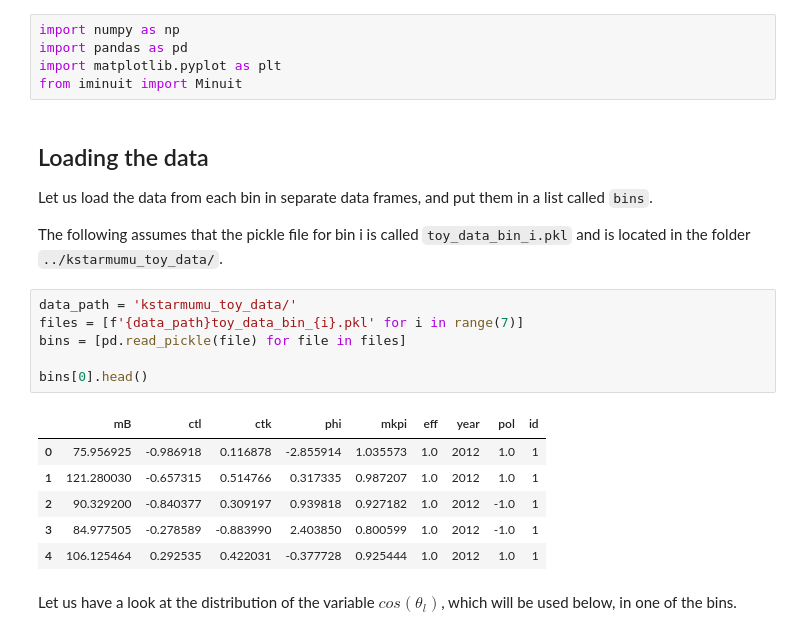
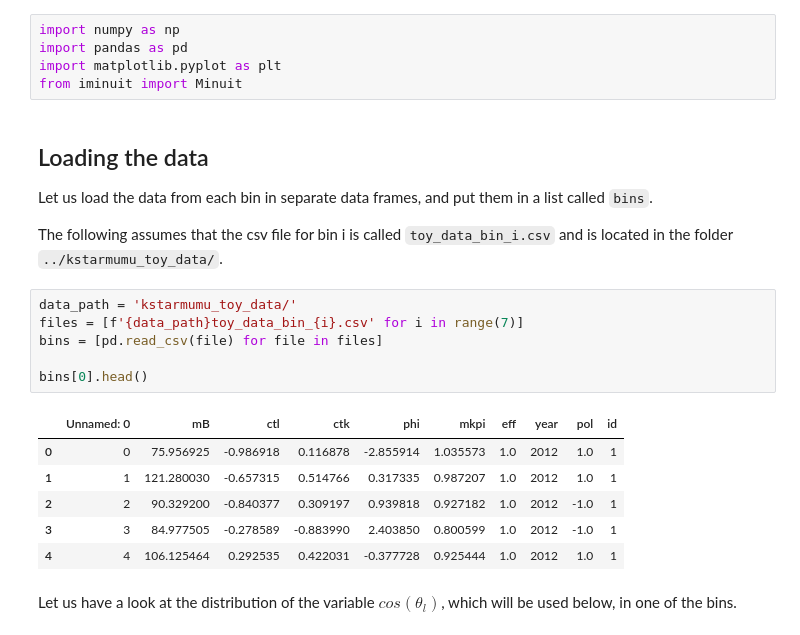
Before and after one commit to mesmith75/ic-teach-kstmumu-public, a Jupyter notebook: starter_notebook.ipynb, the cells around one changed output. Cells and saved outputs as stored; diff of their text form.

```diff
--- a/starter_notebook.ipynb
+++ b/starter_notebook.ipynb
@@ -10,20 +10,21 @@ from iminuit import Minuit
 ## Loading the data
 Let us load the data from each bin in separate data frames, and put them in a list called `bins`.
 
-The following assumes that the pickle file for bin i is called `toy_data_bin_i.pkl` and is located in the folder `../kstarmumu_toy_data/`.
+The following assumes that the csv
+file for bin i is called `toy_data_bin_i.csv` and is located in the folder `../kstarmumu_toy_data/`.
 # %%
 data_path = 'kstarmumu_toy_data/'
-files = [f'{data_path}toy_data_bin_{i}.pkl' for i in range(7)]
-bins = [pd.read_pickle(file) for file in files]
+files = [f'{data_path}toy_data_bin_{i}.csv' for i in range(7)]
+bins = [pd.read_csv(file) for file in files]
 
 bins[0].head()
 # %% [output]
-|  | mB | ctl | ctk | phi | mkpi | eff | year | pol | id |
-| 0 | 75.956925 | -0.986918 | 0.116878 | -2.855914 | 1.035573 | 1.0 | 2012 | 1.0 | 1 |
-| 1 | 121.280030 | -0.657315 | 0.514766 | 0.317335 | 0.987207 | 1.0 | 2012 | 1.0 | 1 |
-| 2 | 90.329200 | -0.840377 | 0.309197 | 0.939818 | 0.927182 | 1.0 | 2012 | -1.0 | 1 |
-| 3 | 84.977505 | -0.278589 | -0.883990 | 2.403850 | 0.800599 | 1.0 | 2012 | -1.0 | 1 |
-| 4 | 106.125464 | 0.292535 | 0.422031 | -0.377728 | 0.925444 | 1.0 | 2012 | 1.0 | 1 |
+|  | Unnamed: 0 | mB | ctl | ctk | phi | mkpi | eff | year | pol | id |
+| 0 | 0 | 75.956925 | -0.986918 | 0.116878 | -2.855914 | 1.035573 | 1.0 | 2012 | 1.0 | 1 |
+| 1 | 1 | 121.280030 | -0.657315 | 0.514766 | 0.317335 | 0.987207 | 1.0 | 2012 | 1.0 | 1 |
+| 2 | 2 | 90.329200 | -0.840377 | 0.309197 | 0.939818 | 0.927182 | 1.0 | 2012 | -1.0 | 1 |
+| 3 | 3 | 84.977505 | -0.278589 | -0.883990 | 2.403850 | 0.800599 | 1.0 | 2012 | -1.0 | 1 |
+| 4 | 4 | 106.125464 | 0.292535 | 0.422031 | -0.377728 | 0.925444 | 1.0 | 2012 | 1.0 | 1 |
 # %% [markdown]
 Let us have a look at the distribution of the variable $cos(\theta_l)$, which will be used below, in one of the bins.
 # %%
```
Also changed, not shown: parts of 4 cells of this notebook.
